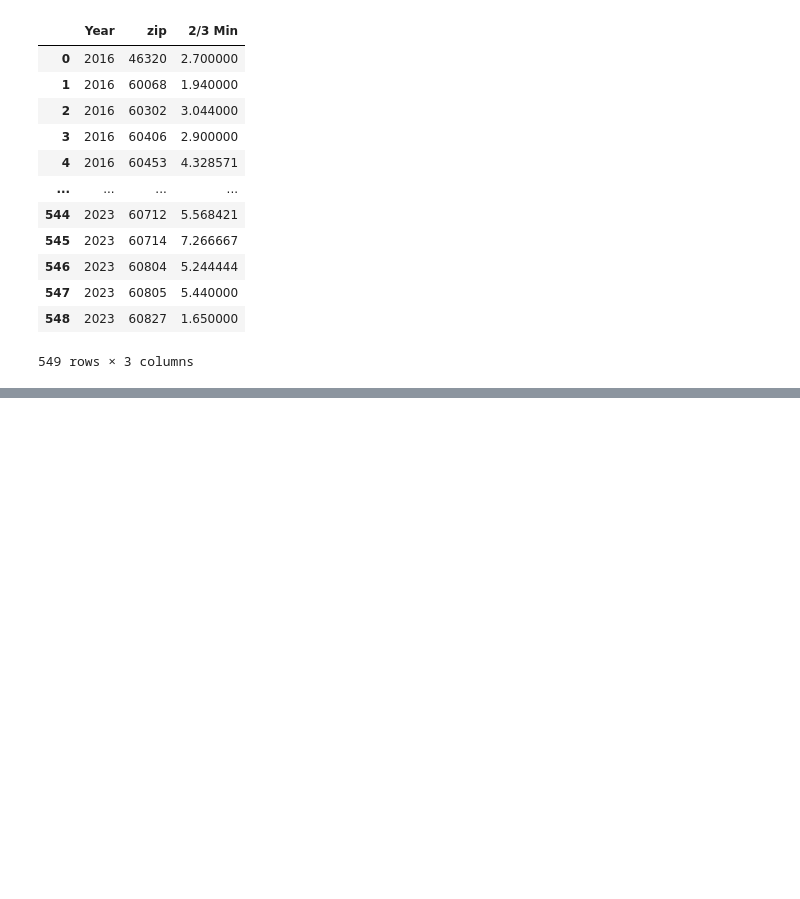
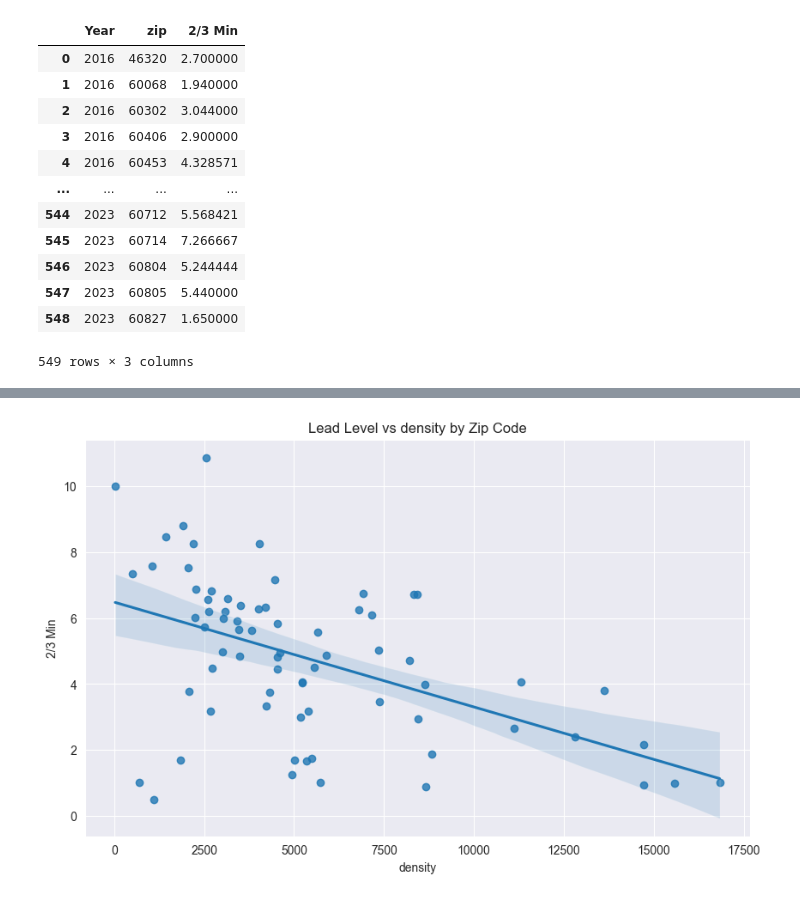
Before and after one commit to ebugarin/Chicago-Water-Lead-Levels-Analyzation, a Jupyter notebook: data_analysis.ipynb, the cells around one changed output, grey strips where cells are left out. Cells and saved outputs as stored; diff of their text form; code cells hidden in the pictures; blank space fills up the shorter version.

```diff
--- a/data_analysis.ipynb
+++ b/data_analysis.ipynb
@@ -739,0 +794,4 @@ No artists with labels found to put in legend.  Note that artists whose label st
+# %%
+density_df = zip_lead_df[['zip', '2/3 Min', 'density']]
+density_df = density_df.sort_values(by=['density']).reset_index(drop=True)
+density_df
@@ -739,0 +812,7 @@ No artists with labels found to put in legend.  Note that artists whose label st
+# %%
+plt.figure(figsize=(10, 6))
+sns.regplot(data=density_df, x='density', y='2/3 Min')
+plt.title('Lead Level vs density by Zip Code')
+plt.show()
+# %% [output]
+[figure, added]
```
Also changed, not shown: parts of 24 cells of this notebook, 11 other files.
